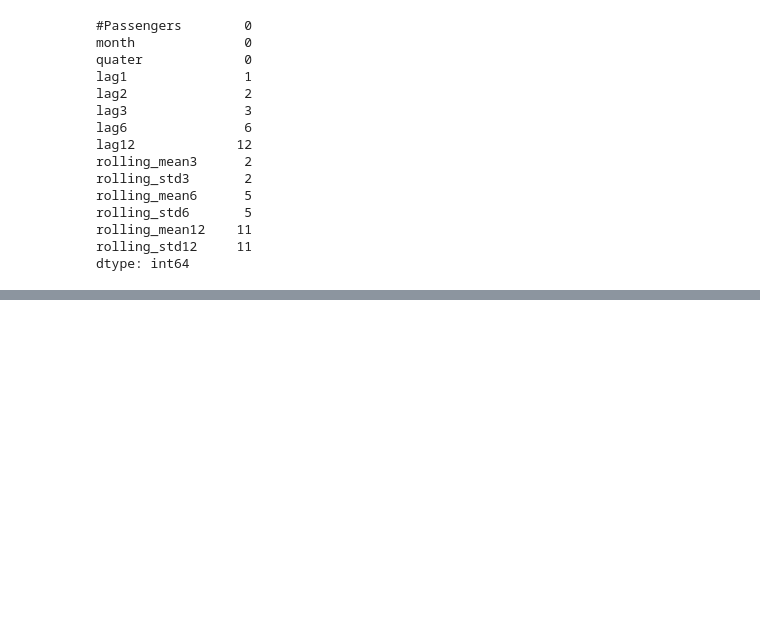
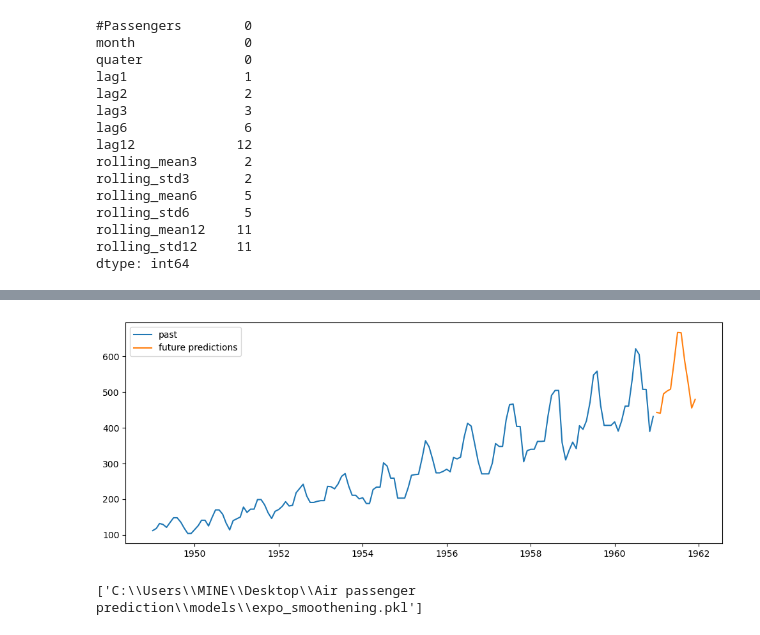
Before and after one commit to iamblack08/Air-passenger-prediction, a Jupyter notebook: exponential_smoothening.ipynb, the cells around one changed output, grey strips where cells are left out. Drawn from its saved outputs; the diff is of its cells as text; code cells hidden in the pictures; blank space fills up the shorter version.

```diff
--- a/exponential_smoothening.ipynb
+++ b/exponential_smoothening.ipynb
@@ -205,3 +205,14 @@ rolling_std6       5
 rolling_mean12    11
 rolling_std12     11
 dtype: int64
+# %%
+df=df.asfreq('MS')
+# %%
+# Predicting the future
+
+final_exponential_sommthening= ExponentialSmoothing(df['#Passengers'].ffill(),
+                                                   seasonal='mul',
+                                                  trend='mul',
+                                                  seasonal_periods=12 ).fit()
+# %%
+next_12_months= final_exponential_sommthening.forecast(12)
@@ -207,0 +235,15 @@ dtype: int64
+# %%
+plt.figure(figsize=(10,4))
+
+plt.plot(df['#Passengers'].ffill(), label= 'past')
+plt.plot(next_12_months, label='future predictions')
+
+plt.legend()
+plt.tight_layout()
+plt.show()
+# %% [output]
+[figure, added]
+# %%
+joblib.dump(final_exponential_sommthening, r"C:\Users\MINE\Desktop\Air passenger prediction\models\expo_smoothening.pkl")
+# %% [output]
+['C:\\Users\\MINE\\Desktop\\Air passenger prediction\\models\\expo_smoothening.pkl']
```
Also changed, not shown: parts of 1 cell of this notebook, 1 other file.
